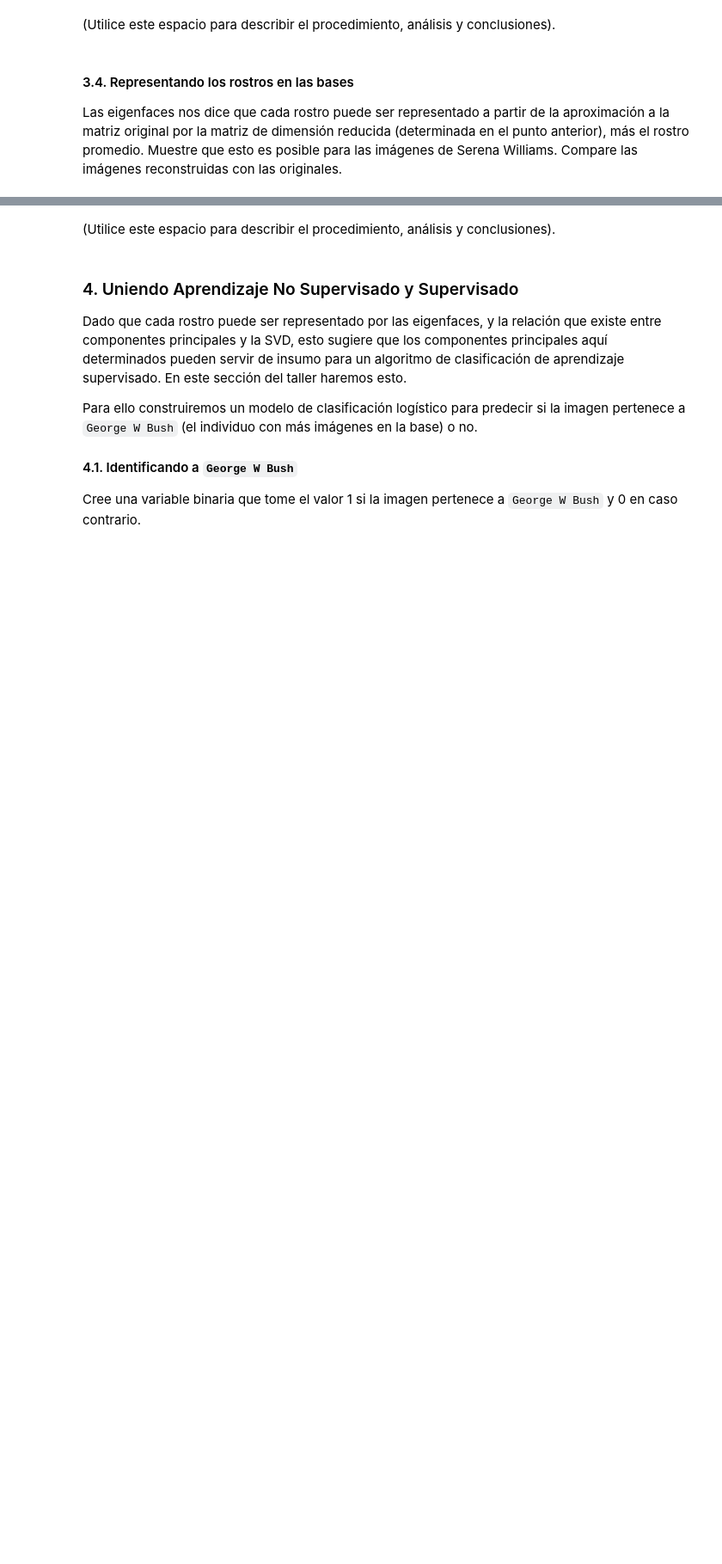
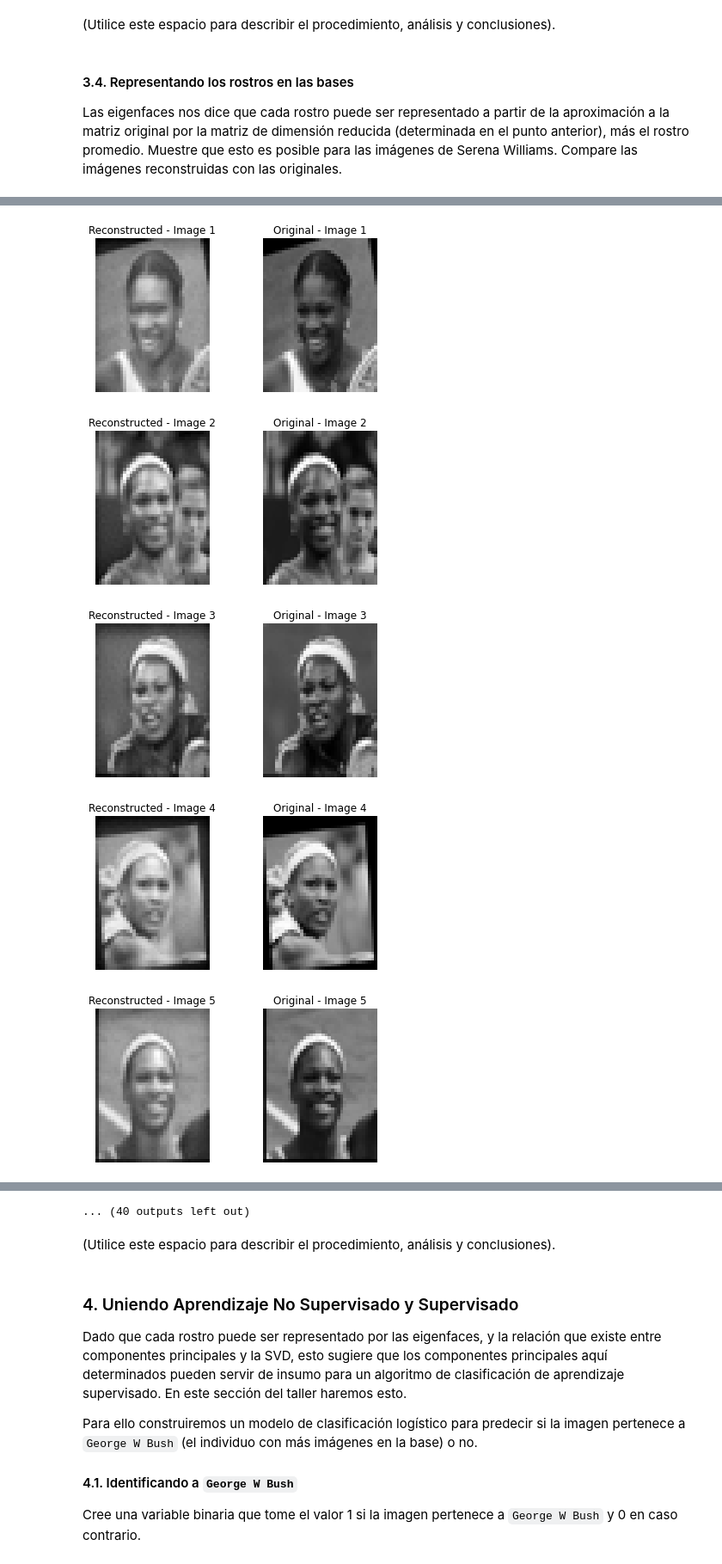
Before and after one commit to jddiaze/AprendizajeNoSupervisado, a Jupyter notebook: Semana2/S2_LC_Taller_SVD.ipynb, the cells around one changed output, grey strips where cells are left out. Shown at 86% size. Drawn from its saved outputs; the diff is of its cells as text; code cells hidden in the pictures; blank space fills up the shorter version.

```diff
--- a/Semana2/S2_LC_Taller_SVD.ipynb
+++ b/Semana2/S2_LC_Taller_SVD.ipynb
@@ -292,0 +297,17 @@ Aplique la Descomposición en Valores Singulares a estas nuevas imágenes y rete
+# %%
+# Utilice este espacio para escribir el código.
+from scipy.linalg import svd #pueden explorar con sklearn
+U,S,Vt = svd(X)
+
+# Retener solo los primeros 1000 valores singulares
+K = 1000
+U_k = U[:, :K]
+S_k = np.diag(S[:K])
+Vt_k = Vt[:K, :]
+
+# Calcular la proporción de varianza representada por los primeros 1000 valores singulares
+total_variance = np.sum(S**2)
+k_variance = np.sum(S_k**2)
+variance_ratio = k_variance / total_variance
+
+print(f"Proporción de varianza representada por los primeros 1000 valores singulares: {variance_ratio:.4f}")
@@ -300,0 +385,31 @@ Las eigenfaces nos dice que cada rostro puede ser representado a partir de la ap
+# %%
+# Mostrar las imágenes originales y reconstruidas de Serena Williams
+
+# Obtener el número de imágenes de Serena Williams
+num_images = reconstructed_serena_df.shape[0]
+
+# Iterar a través de las imágenes y graficarlas
+for i in range(num_images):
+    reconstructed_image = reconstructed_serena_df.iloc[i, :].to_numpy().reshape((h, w))
+    original_image = serena_images.iloc[i, :].to_numpy().reshape((h, w))
+
+    plt.figure(figsize=(6, 3))
+
+    plt.subplot(1, 2, 1)
+    plt.imshow(reconstructed_image, cmap='gray')
+    plt.title(f'Reconstructed - Image {i+1}')
+    plt.axis('off')
+
+    plt.subplot(1, 2, 2)
+    plt.imshow(original_image, cmap='gray')
+    plt.title(f'Original - Image {i+1}')
+    plt.axis('off')
+
+    plt.tight_layout()
+    plt.show()
+# %% [output]
+[figure, added]
+[figure, added]
+[figure, added]
+[figure, added]
+[figure, added]
@@ -301,3 +423,4 @@ Las eigenfaces nos dice que cada rostro puede ser representado a partir de la ap
+... (40 outputs left out)
 # %% [markdown]
 (Utilice este espacio para describir el procedimiento, análisis y conclusiones).
 # %% [markdown]
```
Also changed, not shown: parts of 12 cells of this notebook, 1 other file.
